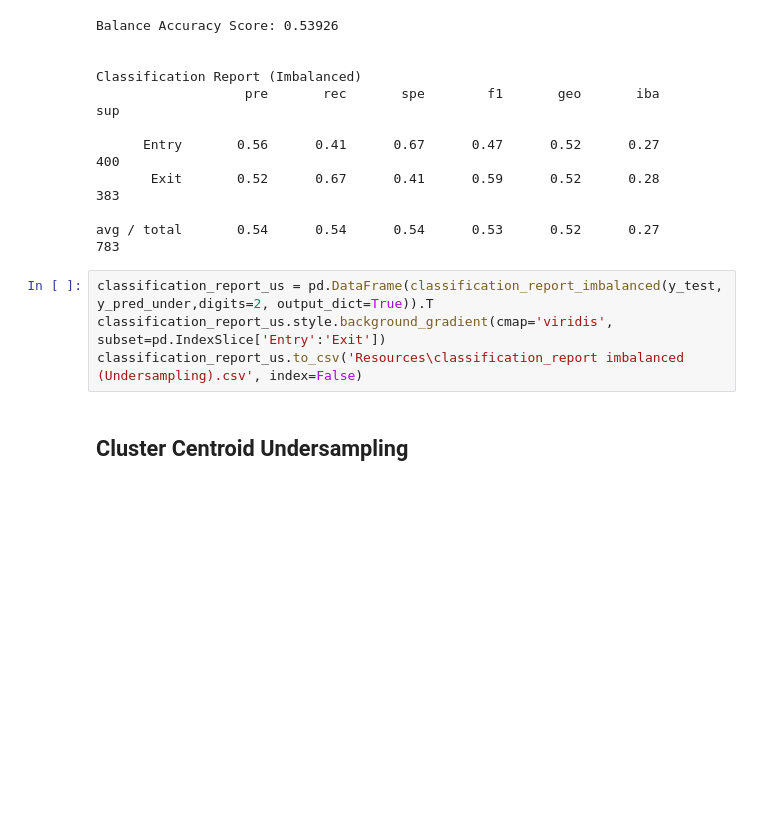
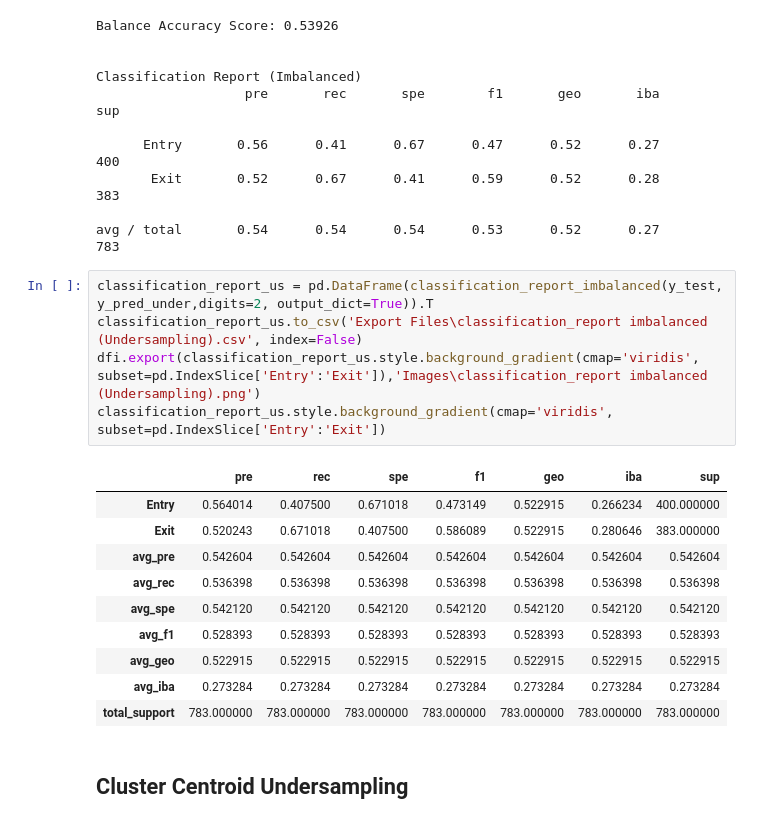
Before and after one commit to somyapanda/Project_2, a Jupyter notebook: Final_Project/Decision Tree & Sampling.ipynb, the cells around one changed output. Drawn from its saved outputs; the diff is of its cells as text; blank space fills up the shorter version.

```diff
--- a/Final_Project/Decision Tree & Sampling.ipynb
+++ b/Final_Project/Decision Tree & Sampling.ipynb
@@ -403,8 +421,20 @@ Classification Report (Imbalanced)
 avg / total       0.54      0.54      0.54      0.53      0.52      0.27       783
 # %%
 classification_report_us = pd.DataFrame(classification_report_imbalanced(y_test, y_pred_under,digits=2, output_dict=True)).T
+classification_report_us.to_csv('Export Files\classification_report imbalanced (Undersampling).csv', index=False)
+dfi.export(classification_report_us.style.background_gradient(cmap='viridis', subset=pd.IndexSlice['Entry':'Exit']),'Images\classification_report imbalanced (Undersampling).png')
 classification_report_us.style.background_gradient(cmap='viridis', subset=pd.IndexSlice['Entry':'Exit'])
-classification_report_us.to_csv('Resources\classification_report imbalanced (Undersampling).csv', index=False)
+# %% [output]
+|  | pre | rec | spe | f1 | geo | iba | sup |
+| Entry | 0.564014 | 0.407500 | 0.671018 | 0.473149 | 0.522915 | 0.266234 | 400.000000 |
+| Exit | 0.520243 | 0.671018 | 0.407500 | 0.586089 | 0.522915 | 0.280646 | 383.000000 |
+| avg_pre | 0.542604 | 0.542604 | 0.542604 | 0.542604 | 0.542604 | 0.542604 | 0.542604 |
+| avg_rec | 0.536398 | 0.536398 | 0.536398 | 0.536398 | 0.536398 | 0.536398 | 0.536398 |
+| avg_spe | 0.542120 | 0.542120 | 0.542120 | 0.542120 | 0.542120 | 0.542120 | 0.542120 |
+| avg_f1 | 0.528393 | 0.528393 | 0.528393 | 0.528393 | 0.528393 | 0.528393 | 0.528393 |
+| avg_geo | 0.522915 | 0.522915 | 0.522915 | 0.522915 | 0.522915 | 0.522915 | 0.522915 |
+| avg_iba | 0.273284 | 0.273284 | 0.273284 | 0.273284 | 0.273284 | 0.273284 | 0.273284 |
+| total_support | 783.000000 | 783.000000 | 783.000000 | 783.000000 | 783.000000 | 783.000000 | 783.000000 |
 # %% [markdown]
 ## Cluster Centroid Undersampling
 # %%
```
Also changed, not shown: parts of 10 cells of this notebook, 7 other files.
